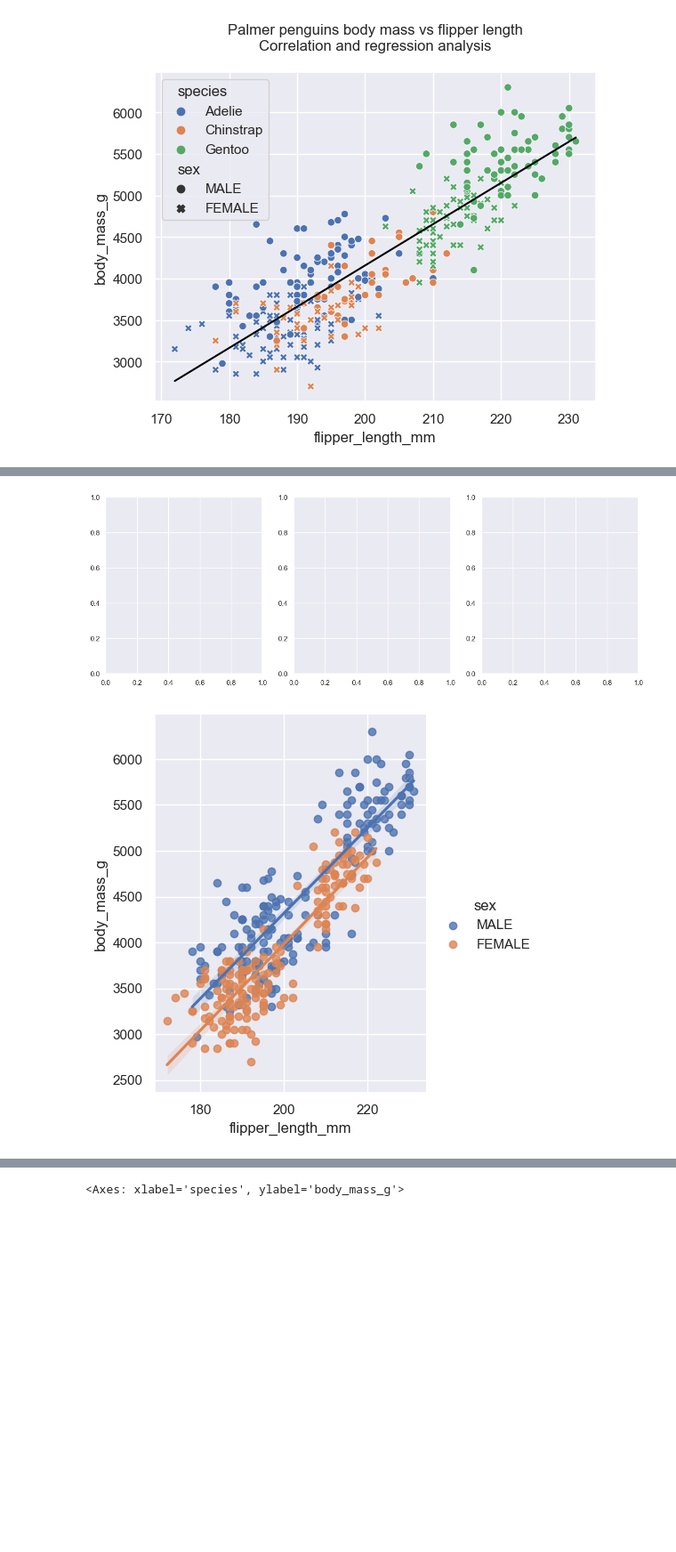
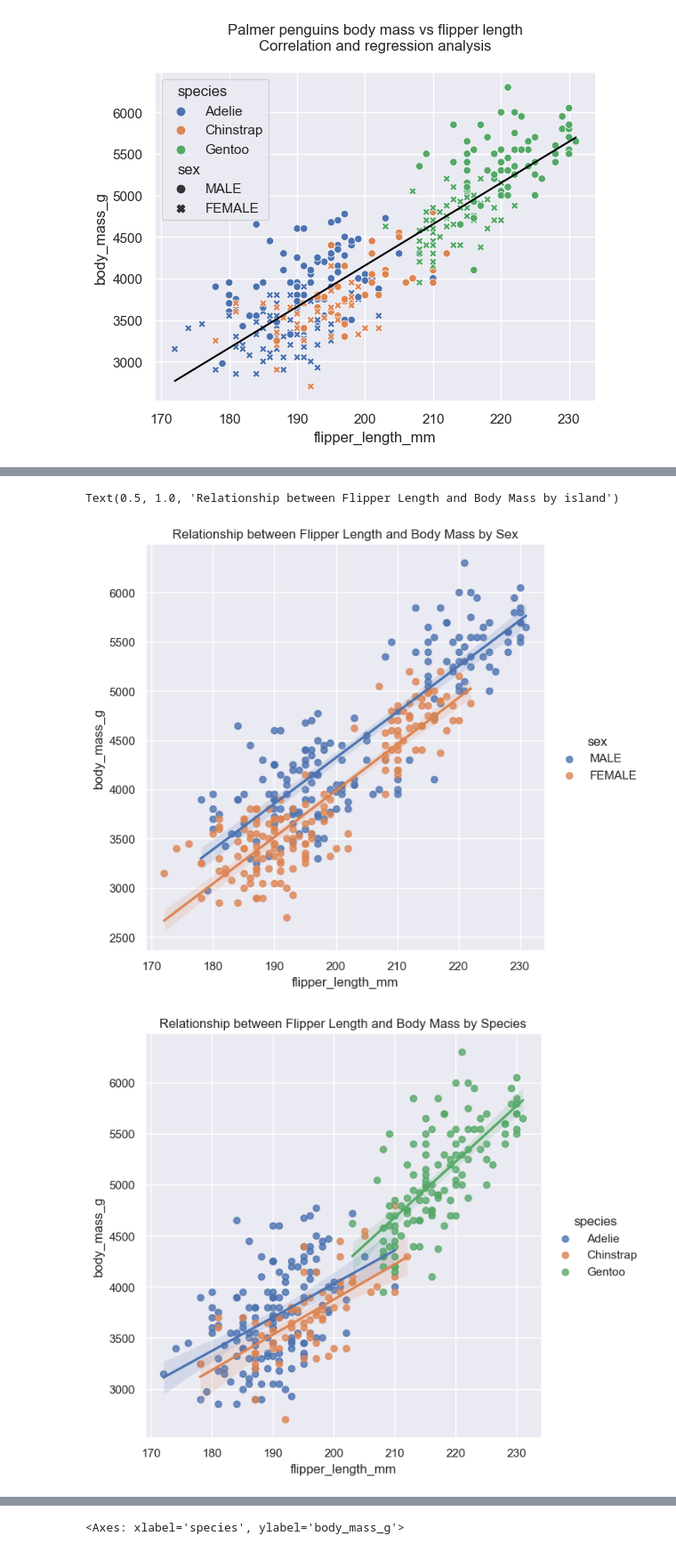
Before and after one commit to Gtalen/data-analytics, a Jupyter notebook: penguins.ipynb, the cells around one changed output, grey strips where cells are left out. Shown at 89% size. Cells and saved outputs as stored; diff of their text form; code cells hidden in the pictures; blank space fills up the shorter version.

```diff
--- a/penguins.ipynb
+++ b/penguins.ipynb
@@ -1021,21 +807,20 @@ g = sns.pairgrid(ax)
 # %%
-# Create subplots
-fig, ax = plt.subplots(1, 3, figsize=(15, 5))
-
-#plotting each subplots
-#plot 1: row 1, column 1
-ax[0] = sns.pairplot(penguins, x_vars=['flipper_length_mm'], y_vars=['body_mass_g'], hue='sex', height=5, aspect=.8, kind='reg')
-#ax[0].set_title('Palmer Penguins body mass vs flipper length\n Regression analysis by Sex\n')
 
 
-#plot 2: row 1, column 2
-ax[1] = sns.pairplot(penguins, x_vars=['flipper_length_mm'], y_vars=['body_mass_g'], hue='species', height=5, aspect=.8, kind='reg')
-#ax[1].set_title('Palmer Penguins body mass vs flipper length\n Regression analysis by Species\n')
+
+#plot 1:
+sns.pairplot(penguins, x_vars=['flipper_length_mm'], y_vars=['body_mass_g'], hue='sex', height=6, aspect=1.02, kind='reg')
+plt.title('Relationship between Flipper Length and Body Mass by Sex')
 
 
-#plot 3: row 1, column 3
-ax[2] = sns.pairplot(penguins, x_vars=['flipper_length_mm'], y_vars=['body_mass_g'], hue='island', height=5, aspect=.8, kind='reg')
-#ax[2].set_title('Palmer Penguins body mass vs flipper length\n Regression analysis by island\n')
+#plot 2:
+sns.pairplot(penguins, x_vars=['flipper_length_mm'], y_vars=['body_mass_g'], hue='species',  height=6, aspect=1.02, kind='reg')
+plt.title('Relationship between Flipper Length and Body Mass by Species')
+
+#plot 3:
+sns.pairplot(penguins, x_vars=['flipper_length_mm'], y_vars=['body_mass_g'], hue='island',  height=6, aspect=1.02, kind='reg')
+plt.title('Relationship between Flipper Length and Body Mass by island')
 # %% [output]
+Text(0.5, 1.0, 'Relationship between Flipper Length and Body Mass by island')
-[figure, old version]
+[figure, new version]
-[figure, old version]
+[figure, new version]
```
Also changed, not shown: parts of 47 cells of this notebook, 1 other file.
